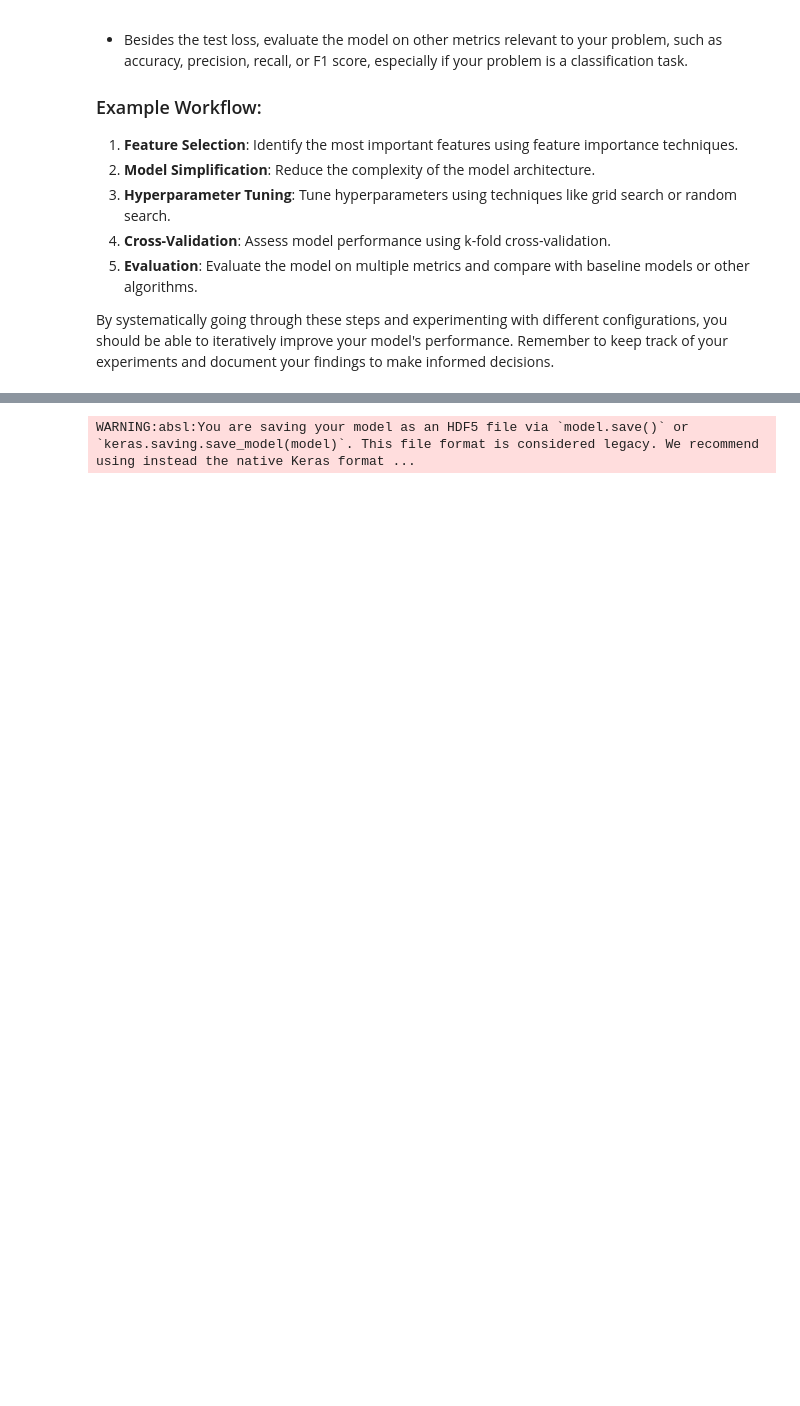
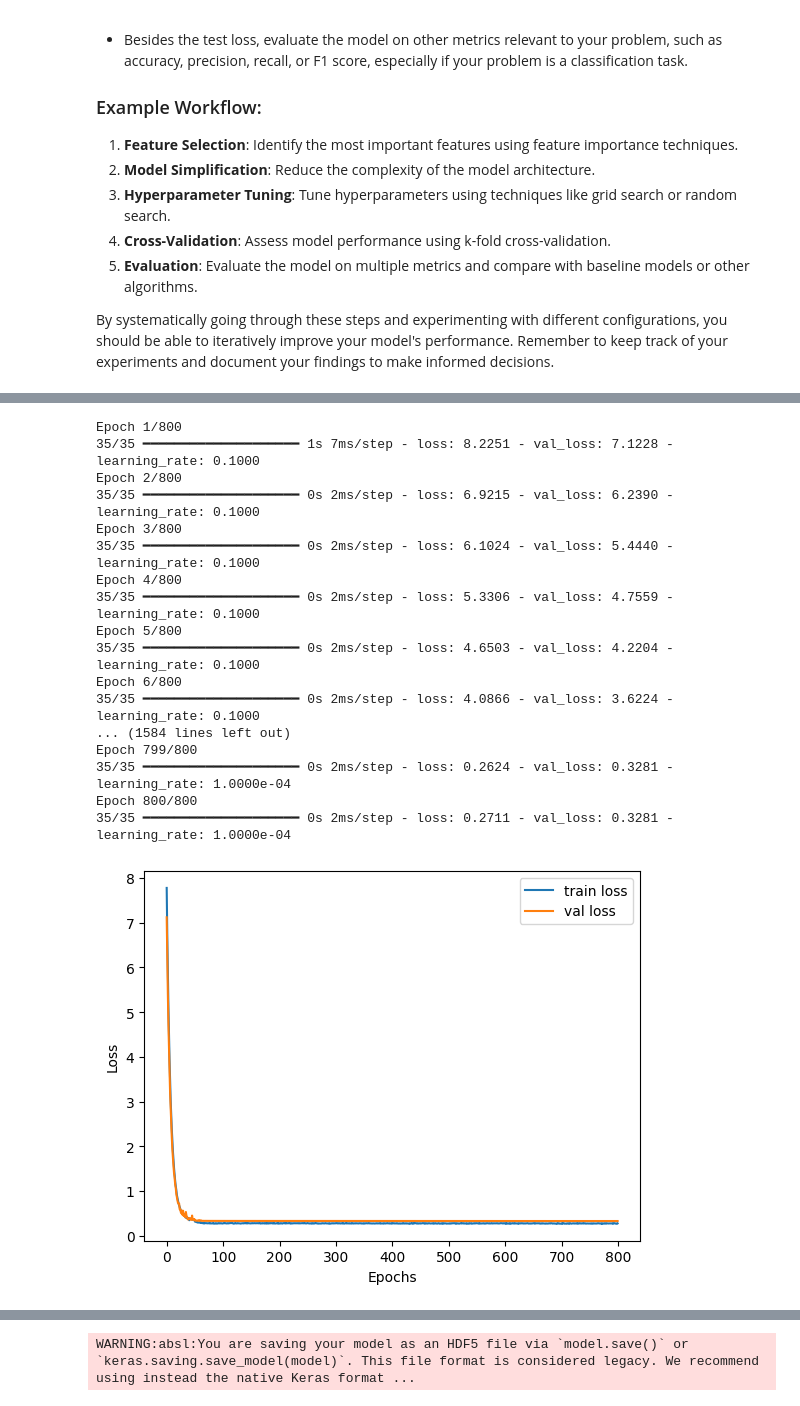
Before and after one commit to davidmandia/Bioinformatics-project---AI-, a Jupyter notebook: Project.ipynb, the cells around one changed output, grey strips where cells are left out. Cells and saved outputs as stored; diff of their text form; code cells hidden in the pictures; blank space fills up the shorter version.

```diff
--- a/Project.ipynb
+++ b/Project.ipynb
@@ -327,0 +309,69 @@ NameError: name 'X_scaled' is not defined
+# %%
+from keras import models, layers, callbacks, optimizers
+
+# Define the model with improved architecture and regularization
+model = models.Sequential([
+    layers.Input(shape=(X_train_scaled.shape[1],)),
+    layers.Dense(100, activation='relu', kernel_regularizer='l2'),
+    layers.Dropout(0.2),
+    layers.Dense(100, activation='relu', kernel_regularizer='l2'),
+    layers.Dropout(0.2),
+    layers.Dense(200, activation='relu', kernel_regularizer='l2'),
+    layers.Dropout(0.2),
+    layers.Dense(200, activation='relu', kernel_regularizer='l2'),
+    layers.Dropout(0.2),
+    layers.Dense(100, activation='relu', kernel_regularizer='l2'),
+    layers.Dropout(0.2),
+    layers.Dense(50, activation='relu', kernel_regularizer='l2'),
+    layers.Dropout(0.2),
+    layers.Dense(15, activation='relu', kernel_regularizer='l2'),
+    layers.Dropout(0.2),
+    layers.Dense(6, activation='relu', kernel_regularizer='l2'),
+    layers.Dense(1,activation='linear')  # Output layer
+])
+
+# Compile the model with a lower learning rate and Adam optimizer
+learning_rate = 0.1
+optimizer = optimizers.SGD(learning_rate=learning_rate)
+model.compile(optimizer=optimizer, loss='mean_squared_error')
+
+# Define callbacks for early stopping and learning rate reduction
+#early_stopping = callbacks.EarlyStopping(monitor='val_loss', patience=20, restore_best_weights=True)
+reduce_lr = callbacks.ReduceLROnPlateau(monitor='val_loss', factor=0.2, patience=5, min_lr=0.0001)
+
+# Train the model with more epochs and callbacks
+history = model.fit(X_train_scaled, y_train_top,
+                    epochs=800,
+                    validation_split=0.1,
+                    batch_size=50,
+                    verbose=1,
+                    callbacks=[ reduce_lr])
+
+# Plotting training and validation loss
+import matplotlib.pyplot as plt
+
+plt.plot(history.history['loss'], label='train loss')
+plt.plot(history.history['val_loss'], label='val loss')
+plt.xlabel('Epochs')
+plt.ylabel('Loss')
+plt.legend()
+plt.show()
+# %% [output]
+Epoch 1/800
+35/35 ━━━━━━━━━━━━━━━━━━━━ 1s 7ms/step - loss: 8.2251 - val_loss: 7.1228 - learning_rate: 0.1000
+Epoch 2/800
+35/35 ━━━━━━━━━━━━━━━━━━━━ 0s 2ms/step - loss: 6.9215 - val_loss: 6.2390 - learning_rate: 0.1000
+Epoch 3/800
+35/35 ━━━━━━━━━━━━━━━━━━━━ 0s 2ms/step - loss: 6.1024 - val_loss: 5.4440 - learning_rate: 0.1000
+Epoch 4/800
+35/35 ━━━━━━━━━━━━━━━━━━━━ 0s 2ms/step - loss: 5.3306 - val_loss: 4.7559 - learning_rate: 0.1000
+Epoch 5/800
+35/35 ━━━━━━━━━━━━━━━━━━━━ 0s 2ms/step - loss: 4.6503 - val_loss: 4.2204 - learning_rate: 0.1000
+Epoch 6/800
+35/35 ━━━━━━━━━━━━━━━━━━━━ 0s 2ms/step - loss: 4.0866 - val_loss: 3.6224 - learning_rate: 0.1000
+... (1584 lines left out)
+Epoch 799/800
+35/35 ━━━━━━━━━━━━━━━━━━━━ 0s 2ms/step - loss: 0.2624 - val_loss: 0.3281 - learning_rate: 1.0000e-04
+Epoch 800/800
+35/35 ━━━━━━━━━━━━━━━━━━━━ 0s 2ms/step - loss: 0.2711 - val_loss: 0.3281 - learning_rate: 1.0000e-04
+[figure, added]
```
Also changed, not shown: parts of 24 cells of this notebook, 1 other file.
